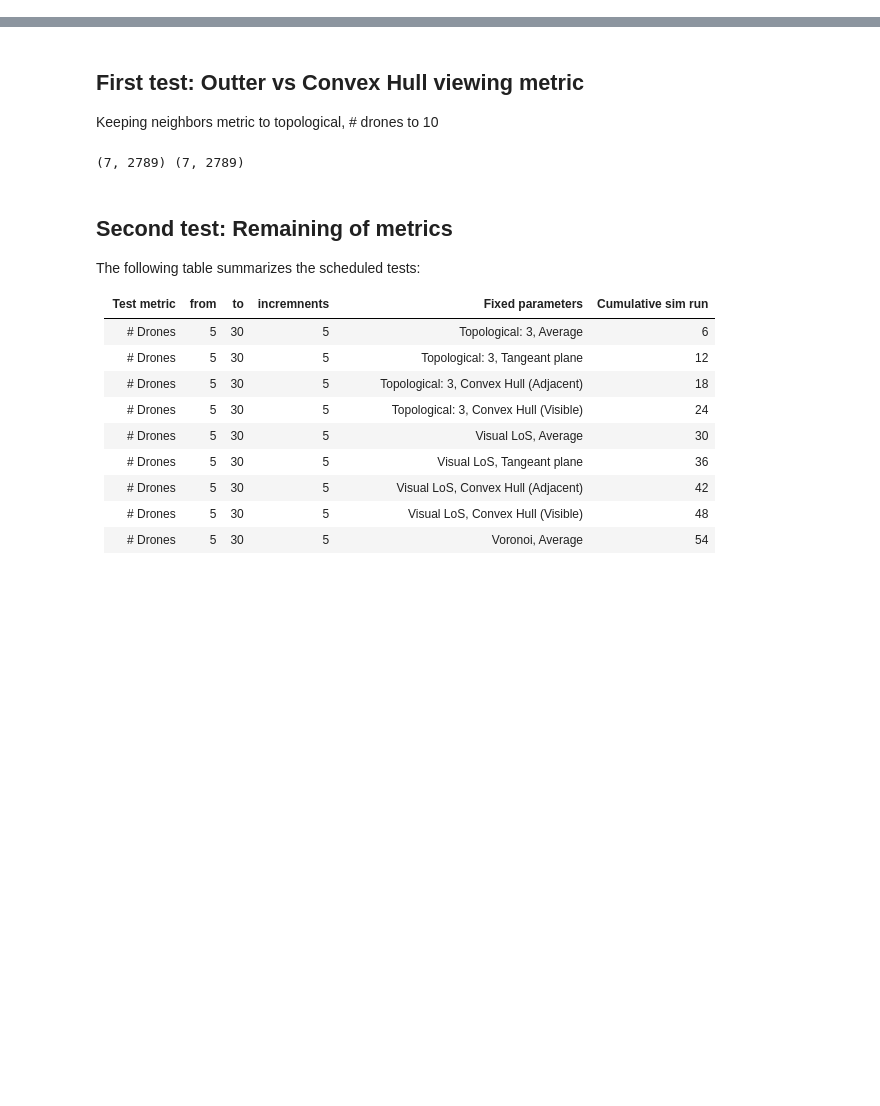
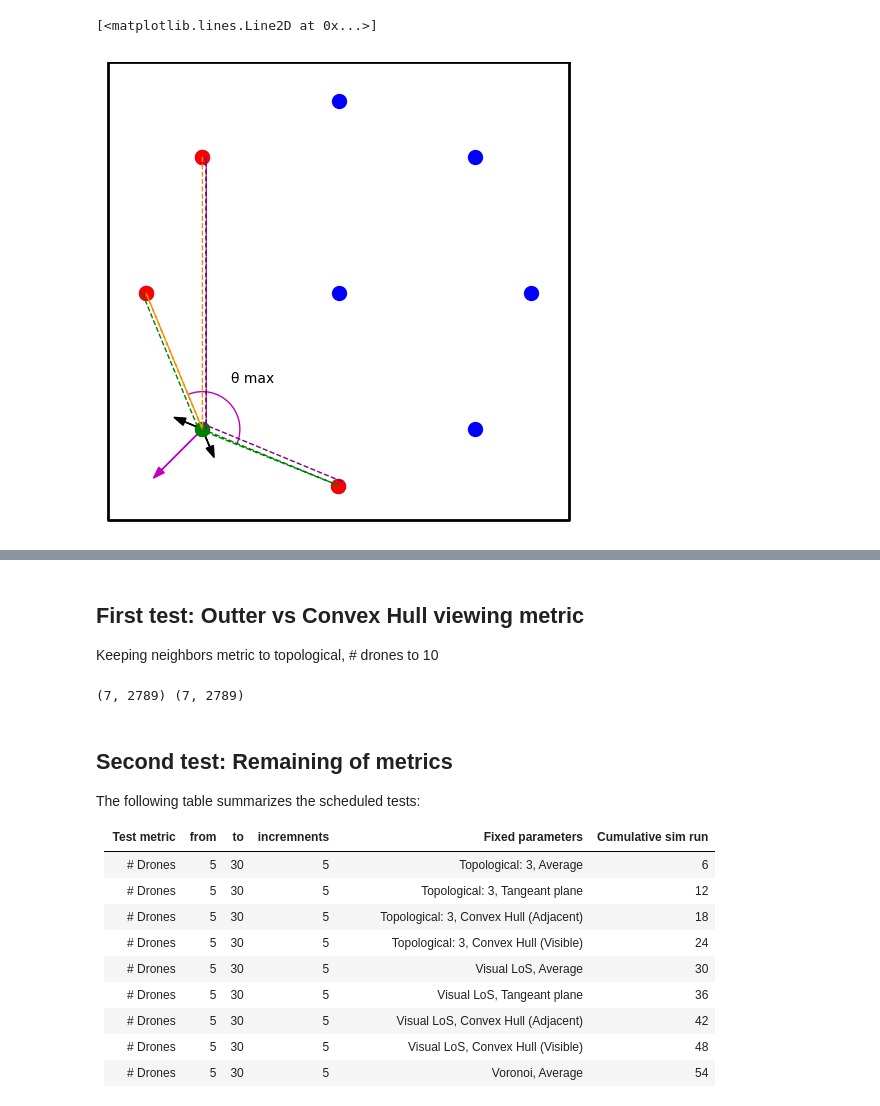
Before and after one commit to Alex0021/Robotic_Project1, a Jupyter notebook: notebooks/metric_eval.ipynb, the cells around one changed output, grey strips where cells are left out. Cells and saved outputs as stored; diff of their text form; code cells hidden in the pictures; blank space fills up the shorter version.

```diff
--- a/notebooks/metric_eval.ipynb
+++ b/notebooks/metric_eval.ipynb
@@ -6,0 +346,57 @@ Structure of the drone_data:
+# %%
+# Outer 2
+import numpy as np
+import matplotlib.pyplot as plt
+
+BOUND = 0.6
+SIZE = 100
+# 8 drones on a circle + 1 in the center
+n = 9
+r = 0.5
+# neighbors
+neighbors = [4,5,7]
+selected = 6
+# positions
+x = [0] + [r*np.cos(2*np.pi*i/(n-1)) for i in range(n-1)]
+y = [0] + [r*np.sin(2*np.pi*i/(n-1)) for i in range(n-1)]
+
+# Set figure
+fig = plt.figure(figsize=(6,6))
+plt.axis('equal')
+
+plt.axis([-BOUND, BOUND, -BOUND, BOUND])
+# Hide axes
+plt.axis('off')
+# Scatter plot
+plt.scatter(x, y, marker='o', color='b', s=SIZE)
+plt.scatter([x[i] for i in neighbors], [y[i] for i in neighbors], marker='o', color='r', s=SIZE)
+
+# Find max angle between pairs of 2 neighbors and selected drone
+# Draw combinations with lines
+plt.plot([x[neighbors[0]], x[selected], x[neighbors[1]], x[selected]], [y[neighbors[0]], y[selected], y[neighbors[1]], y[selected]], c='darkorange', linestyle='--', lw=1)
+plt.plot([x[neighbors[1]]-0.01, x[selected]-0.01, x[neighbors[2]], x[selected]], [y[neighbors[1]], y[selected], y[neighbors[2]], y[selected]], c='green', linestyle='--', lw=1)
+plt.plot([x[neighbors[2]]+0.01, x[selected]+0.01, x[neighbors[0]]+0.01, x[selected]+0.01], [y[neighbors[2]]+0.01, y[selected]+0.01, y[neighbors[0]], y[selected]], c='purple', linestyle='--', lw=1)
+
+# Show arrows for max angle edges
+dir = np.array([x[neighbors[1]] - x[selected], y[neighbors[1]] - y[selected]])
+dir = -dir / np.linalg.norm(dir)
+plt.arrow(x[selected], y[selected], dir[0]*0.05, dir[1]*0.05, head_width=0.02, head_length=0.03, fc='k', ec='k')
+dir2 = np.array([x[neighbors[2]] - x[selected], y[neighbors[2]] - y[selected]])
+dir2 = -dir2 / np.linalg.norm(dir2)
+plt.arrow(x[selected], y[selected], dir2[0]*0.05, dir2[1]*0.05, head_width=0.02, head_length=0.03, fc='k', ec='k')
+
+# Draw pointing arrow
+final_dir = (dir + dir2) / 2
+final_dir = final_dir / np.linalg.norm(final_dir)
+plt.arrow(x[selected], y[selected], final_dir[0]*0.15, final_dir[1]*0.15, head_width=0.02, head_length=0.03, fc='m', ec='m')
+
+# Add angle anotation
+AngleAnnotation(xy=(x[selected], y[selected]), p2=(x[neighbors[1]], y[neighbors[1]]), p1=(x[neighbors[2]], y[neighbors[2]]), size=75, ax=fig.gca(), color='m', text="θ max", textposition="outside", text_kw={"color": "k"})
+
+plt.scatter(x[selected], y[selected], marker='o', color='g', s=SIZE)
+
+# Create a box around the plot
+plt.plot([BOUND, BOUND, -BOUND, -BOUND, BOUND], [BOUND, -BOUND+0.01, -BOUND+0.01, BOUND, BOUND], 'k-', lw=2)
+# %% [output]
+[<matplotlib.lines.Line2D at 0x...>]
+[figure, added]
```
Also changed, not shown: parts of 11 cells of this notebook, 2 other files.
